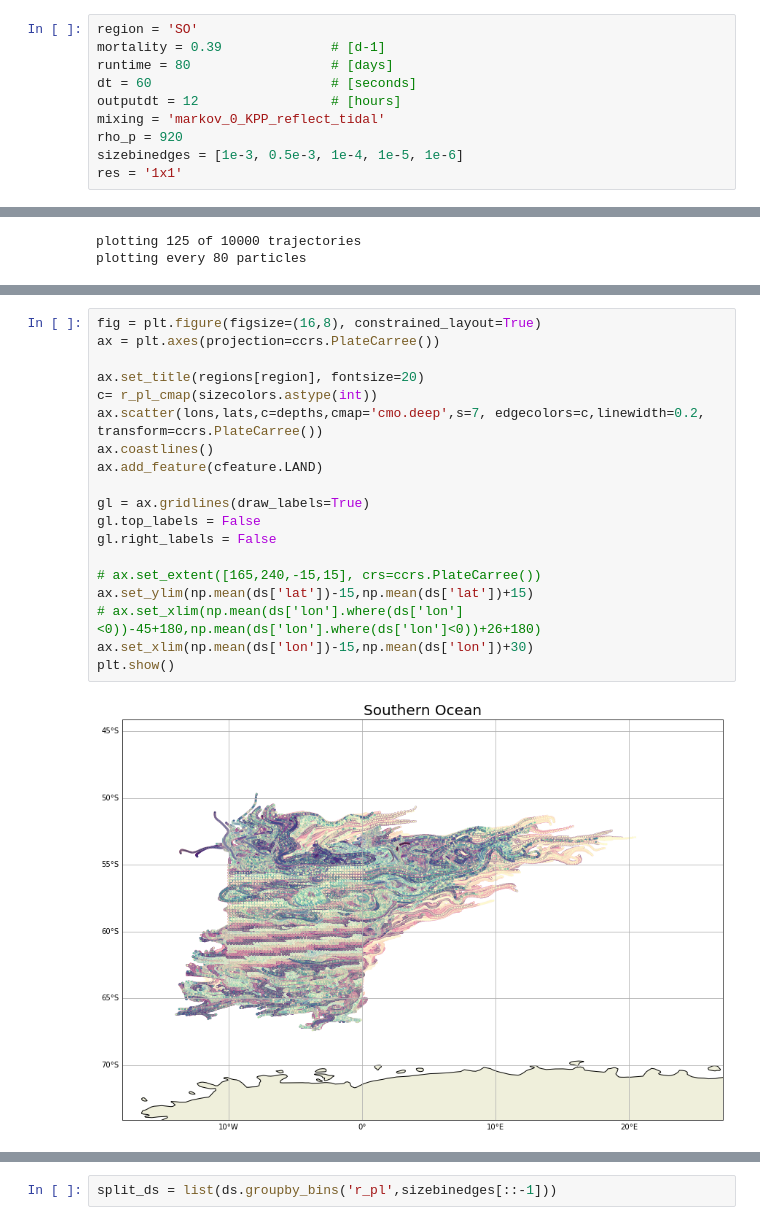
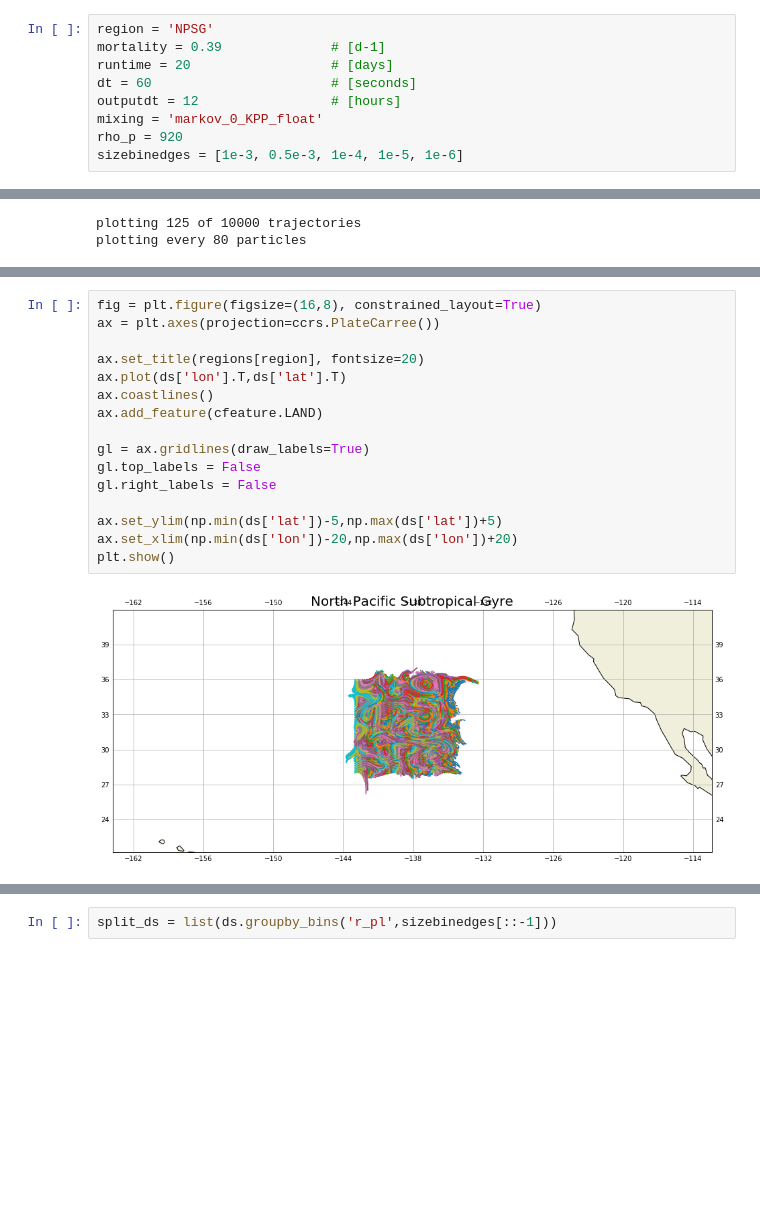
Before and after one commit to OceanParcels/biofouling_3dtransport_2, a Jupyter notebook: Analysis/Single_simulation.ipynb, the cells around one changed output, grey strips where cells are left out. Cells and saved outputs as stored; diff of their text form; blank space fills up the shorter version.

```diff
--- a/Analysis/Single_simulation.ipynb
+++ b/Analysis/Single_simulation.ipynb
@@ -31,12 +20,11 @@ w_vel_cmap = ['orangered', 'lime', 'cornflowerblue', 'gold']
 # %%
-region = 'SO'
+region = 'NPSG'
 mortality = 0.39              # [d-1]
-runtime = 80                  # [days]
+runtime = 20                  # [days]
 dt = 60                       # [seconds]
 outputdt = 12                 # [hours]
-mixing = 'markov_0_KPP_reflect_tidal'
+mixing = 'markov_0_KPP_float'
 rho_p = 920
 sizebinedges = [1e-3, 0.5e-3, 1e-4, 1e-5, 1e-6]
-res = '1x1'
 # %%
 # ds = xr.open_dataset(datadir+'regional_GPGP_bfadv_Jan_2004_3D_grid2x2_allrho_allr_20days_60dtsecs_12hrsoutdt.nc')
@@ -69,21 +46,18 @@ plt.scatter(np.linspace(0,1,len(c)),np.linspace(0,1,len(c)),s=50,color=c)
 # %%
 fig = plt.figure(figsize=(16,8), constrained_layout=True)
 ax = plt.axes(projection=ccrs.PlateCarree())
 
 ax.set_title(regions[region], fontsize=20)
-c= r_pl_cmap(sizecolors.astype(int))
-ax.scatter(lons,lats,c=depths,cmap='cmo.deep',s=7, edgecolors=c,linewidth=0.2, transform=ccrs.PlateCarree())
+ax.plot(ds['lon'].T,ds['lat'].T)
 ax.coastlines()
 ax.add_feature(cfeature.LAND)
 
 gl = ax.gridlines(draw_labels=True)
 gl.top_labels = False
 gl.right_labels = False
 
-# ax.set_extent([165,240,-15,15], crs=ccrs.PlateCarree())
-ax.set_ylim(np.mean(ds['lat'])-15,np.mean(ds['lat'])+15)
-# ax.set_xlim(np.mean(ds['lon'].where(ds['lon']<0))-45+180,np.mean(ds['lon'].where(ds['lon']<0))+26+180)
-ax.set_xlim(np.mean(ds['lon'])-15,np.mean(ds['lon'])+30)
+ax.set_ylim(np.min(ds['lat'])-5,np.max(ds['lat'])+5)
+ax.set_xlim(np.min(ds['lon'])-20,np.max(ds['lon'])+20)
 plt.show()
 # %% [output]
-[figure, old version]
+[figure, new version]
```
Also changed, not shown: parts of 26 cells of this notebook, 1 other file.
